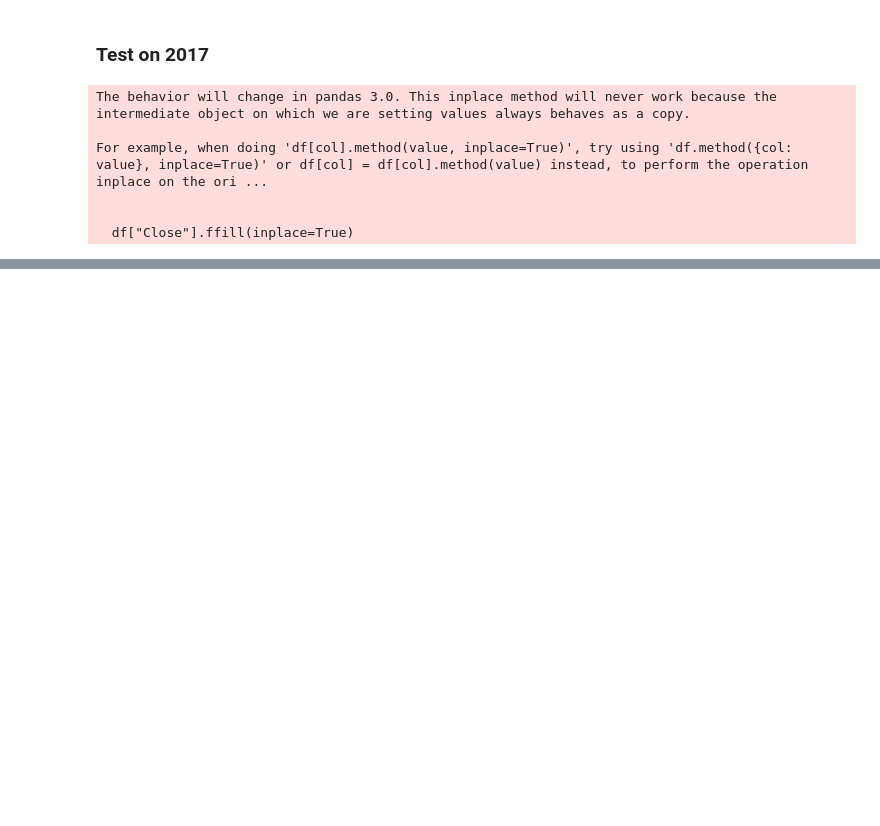
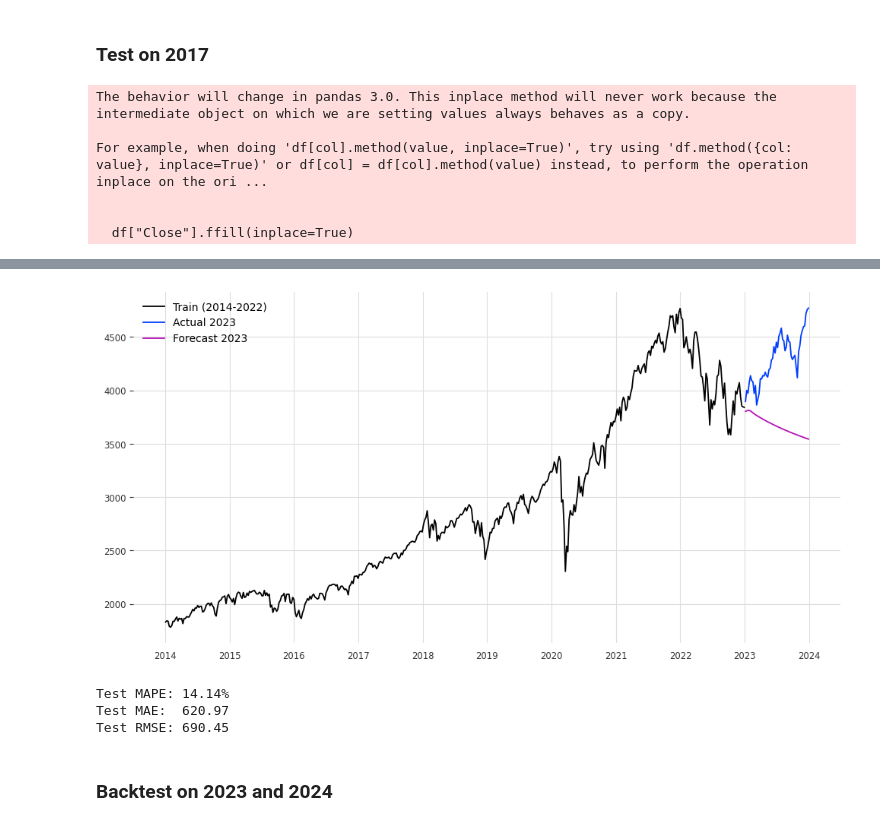
Before and after one commit to Isra3750/Time_series_forecasting_eval_SP500, a Jupyter notebook: Sp500_v2/LSTM_v2.ipynb, the cells around one changed output, grey strips where cells are left out. Saved outputs shown, nothing was run; the diff lists cells and outputs as text; code cells hidden in the pictures; blank space fills up the shorter version.

```diff
--- a/Sp500_v2/LSTM_v2.ipynb
+++ b/Sp500_v2/LSTM_v2.ipynb
@@ -259,0 +726,27 @@ Test RMSE: 276.19
+# %%
+# Final model on full train_ts
+final_model = BlockRNNModel(
+    model="LSTM",
+    input_chunk_length=best["input_chunk_length"],
+    output_chunk_length=1,
+    hidden_dim=best["hidden_dim"],
+    n_rnn_layers=best["n_rnn_layers"],
+    dropout=best["dropout"],
+    batch_size=32,
+    n_epochs=100,
+    optimizer_kwargs={"lr": best["lr"]},
+    nr_epochs_val_period=5,
+    pl_trainer_kwargs={"accelerator": "gpu", "devices": 1},
+    random_state=42
+)
+
+# Fit
+train_full_s = scaler.fit_transform(train_ts)
+final_model.fit(train_full_s, verbose=True)
+
+# Forecast
+forecast_s = final_model.predict(
+    n=len(test_ts),
+    series=train_full_s
+)
+forecast = scaler.inverse_transform(forecast_s)
@@ -259,0 +776,20 @@ Test RMSE: 276.19
+# %%
+# Plot and metrics
+plt.figure(figsize=(12,6))
+
+plt.plot(train_ts.time_index, train_ts.values(), label="Train (2014-2022)")
+plt.plot(test_ts.time_index, test_ts.values(), label="Actual 2023")
+plt.plot(forecast.time_index, forecast.values(), label="Forecast 2023")
+plt.legend()
+plt.show()
+
+print(f"Test MAPE: {mape(test_ts, forecast):.2f}%")
+print(f"Test MAE:  {mae(test_ts, forecast):.2f}")
+print(f"Test RMSE: {rmse(test_ts, forecast):.2f}")
+# %% [output]
+[figure, added]
+Test MAPE: 14.14%
+Test MAE:  620.97
+Test RMSE: 690.45
+# %% [markdown]
+### Backtest on 2023 and 2024
```
Also changed, not shown: parts of 26 cells of this notebook, 10 other files.
